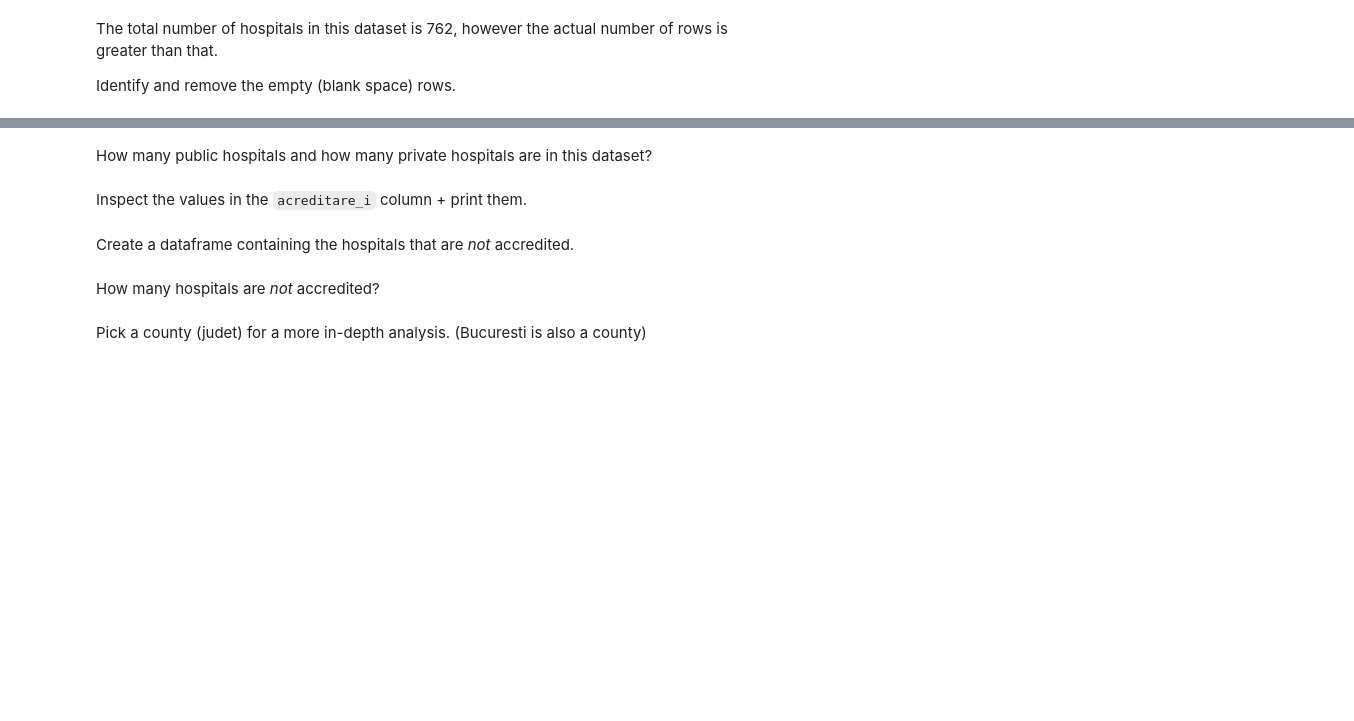
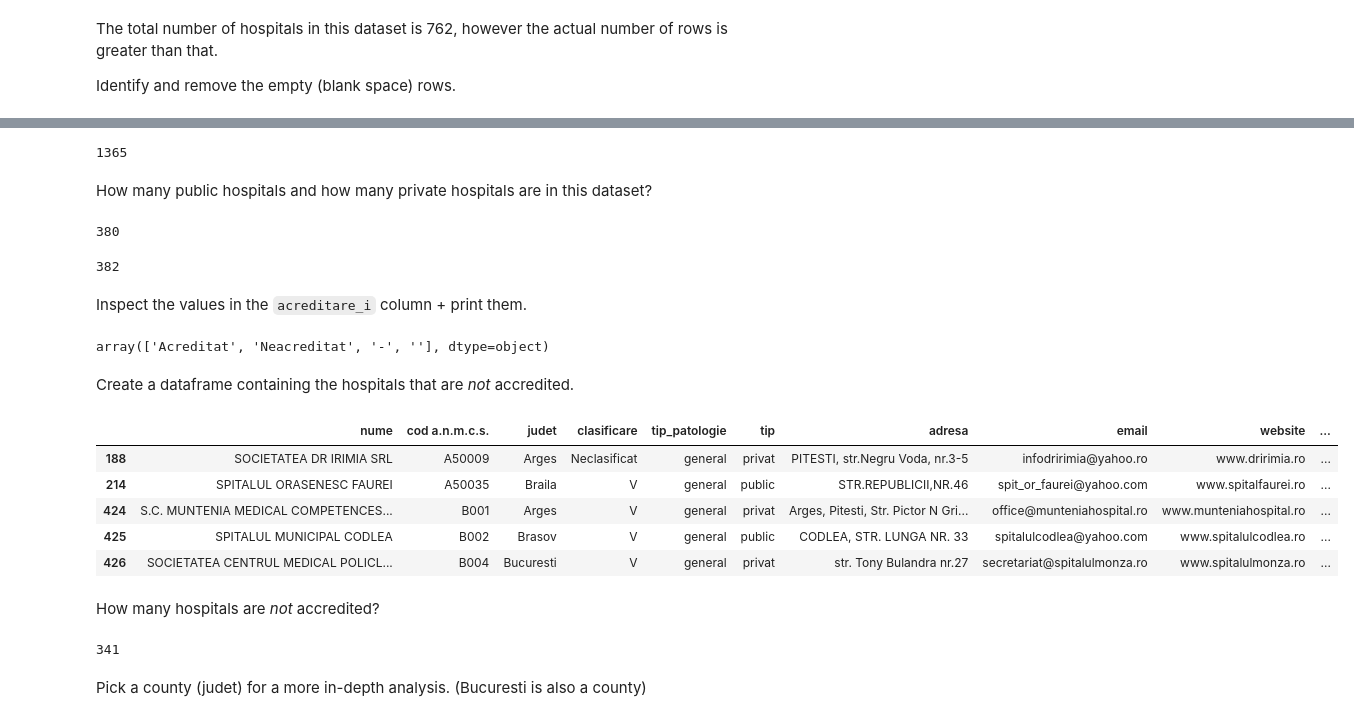
Before and after one commit to Seaful312/bootcamp, a Jupyter notebook: 2022/python_workshop/notebooks/10_test.ipynb, the cells around one changed output, grey strips where cells are left out. Saved outputs shown, nothing was run; the diff lists cells and outputs as text; code cells hidden in the pictures; blank space fills up the shorter version.

```diff
--- a/2022/python_workshop/notebooks/10_test.ipynb
+++ b/2022/python_workshop/notebooks/10_test.ipynb
@@ -193,11 +209,46 @@ Identify and remove the empty (blank space) rows.
+# %%
+hospitals.dropna(how='all')
+
+hospitals.tip.count()
+# %% [output]
+1365
 # %% [markdown]
 How many public hospitals and how many private hospitals are in this dataset?
+# %%
+hospitals[(hospitals['tip'] == 'public')]['tip'].count()
+# %% [output]
+380
+# %%
+
+hospitals[(hospitals['tip'] == 'privat')]['tip'].count()
+# %% [output]
+382
 # %% [markdown]
 Inspect the values in the `acreditare_i` column + print them.
+# %%
+hospitals['acreditare_i'].unique()
+# %% [output]
+array(['Acreditat', 'Neacreditat', '-', ''], dtype=object)
 # %% [markdown]
 Create a dataframe containing the hospitals that are *not* accredited.
+# %%
+spitale_neacreditate = hospitals.copy(deep=True)
+spitale_neacreditate = spitale_neacreditate[(spitale_neacreditate['acreditare_i'].isin(['Neacreditat', '-', '']))]
+#spitale_neacreditate = spitale_neacreditate[(spitale_neacreditate['acreditare_i'] == 'Neacreditat')]
+spitale_neacreditate.head()
+# %% [output]
+|  | nume | cod a.n.m.c.s. | judet | clasificare | tip_patologie | tip | adresa | email | website | ... |
+| 188 | SOCIETATEA DR IRIMIA SRL | A50009 | Arges | Neclasificat | general | privat | PITESTI, str.Negru Voda, nr.3-5 | infodririmia@yahoo.ro | www.dririmia.ro | ... |
+| 214 | SPITALUL ORASENESC FAUREI | A50035 | Braila | V | general | public | STR.REPUBLICII,NR.46 | spit_or_faurei@yahoo.com | www.spitalfaurei.ro | ... |
+| 424 | S.C. MUNTENIA MEDICAL COMPETENCES... | B001 | Arges | V | general | privat | Arges, Pitesti, Str. Pictor N Gri... | office@munteniahospital.ro | www.munteniahospital.ro | ... |
+| 425 | SPITALUL MUNICIPAL CODLEA | B002 | Brasov | V | general | public | CODLEA, STR. LUNGA NR. 33 | spitalulcodlea@yahoo.com | www.spitalulcodlea.ro | ... |
+| 426 | SOCIETATEA CENTRUL MEDICAL POLICL... | B004 | Bucuresti | V | general | privat | str. Tony Bulandra nr.27 | secretariat@spitalulmonza.ro | www.spitalulmonza.ro | ... |
 # %% [markdown]
 How many hospitals are *not* accredited?
+# %%
+spitale_neacreditate.value_counts().count()
+# %% [output]
+341
 # %% [markdown]
 Pick a county (judet) for a more in-depth analysis.
 (Bucuresti is also a county)
```
Also changed, not shown: parts of 15 cells of this notebook.
